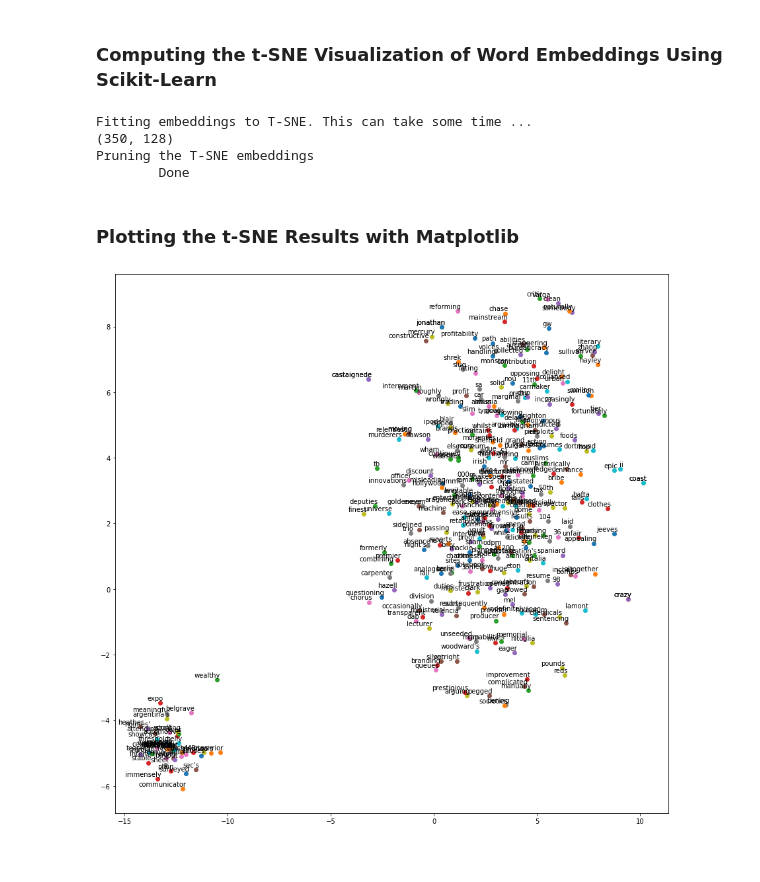
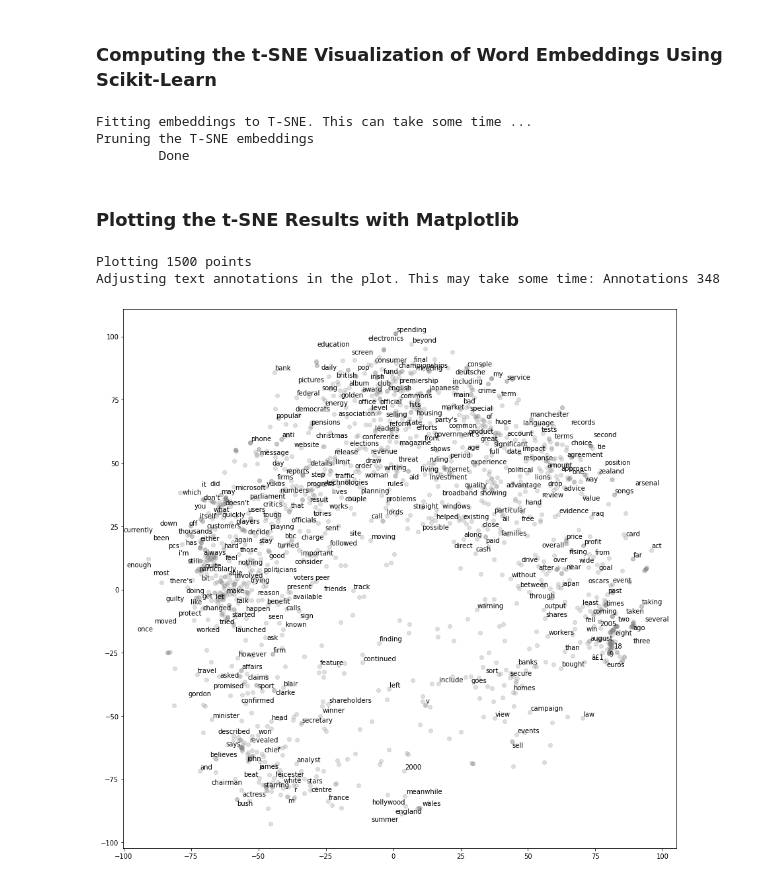
Before and after one commit to thushv89/packt_nlp_tensorflow_2, a Jupyter notebook: Ch03-Word-Vectors/ch3_word2vec.ipynb, the cells around one changed output. Saved outputs shown, nothing was run; the diff lists cells and outputs as text; code cells hidden in the pictures.

Commit message:
Ch3 - fixed bug with skipgram computations. added tsne visualizations. fixed bug with embedding saving. Fixed bug in input formatting - elmo script. Added document classification script

```diff
--- a/Ch03-Word-Vectors/ch3_word2vec.ipynb
+++ b/Ch03-Word-Vectors/ch3_word2vec.ipynb
@@ -546,7 +560,7 @@ def cbow_grams(sequence, vocabulary_size,
           num_true=window_size * 2,
           num_sampled=negative_samples,
           unique=True,
-          range_max=vocab_size,
+          range_max=vocabulary_size,
           name="negative_sampling")
 
         # Build context and label vectors (for one target word)
@@ -582,11 +596,12 @@ inputs, labels = cbow_grams(
     categorical=False, sampling_table=None, seed=None
 )
 
+print(tokenizer.texts_to_sequences(["I am going to the store"]))
 i = 0
 for inp, lbl in zip(inputs, labels):
     i += 1
     print("Input: {} ({})/ Label: {}".format(
-        inp, [[tokenizer.index_word[wi] for wi in inp[1]]] + [tokenizer.index_word[inp[0]]], lbl
+        inp, [[tokenizer.index_word[wi] for wi in inp[1] ]] + [tokenizer.index_word[inp[0]] if inp[0] > 0 else None], lbl
         )
     )
     #
@@ -793,3 +806,9 @@ pop: fiction, veteran, scrubs, wars, commonwealth
+# %%
+skipgram_context_embeddings = pd.read_pickle(
+    os.path.join('skipgram_embeddings', 'context_embedding.pkl')
+)
+
+skipgram_words, skipgram_embeddings = np.array(skipgram_context_embeddings.index), skipgram_context_embeddings.values
 # %% [markdown]
 ### Finding Only the Words Clustered Together Instead of Sparsely Distributed Words
 # %%
@@ -827,62 +837,67 @@ def find_clustered_embeddings(embeddings,distance_threshold,sample_threshold):
 # %%
 import sklearn
 
-num_points = 10000 # we will use a large sample space to build the T-SNE manifold and then prune it using cosine similarity
-
-rand_ids = np.random.randint(1, num_points, size=(350,))
 
 tsne = TSNE(
     perplexity=30, n_components=2, n_iter=5000, metric='cosine')
 
 print('Fitting embeddings to T-SNE. This can take some time ...')
 # get the T-SNE manifold
-selected_embeddings = skip_gram_model.get_layer("context_embedding").get_weights()[0][rand_ids, :]
-print(selected_embeddings.shape)
-two_d_embeddings = tsne.fit_transform(selected_embeddings)
+
+# prune the embeddings by getting ones only more than n-many sample above the similarity threshold
+# this unclutters the visualization
+plot_word_ids = find_clustered_embeddings(
+    skipgram_embeddings, top_n=25, top_words=300
+)
+
+
+skipgram_embeddings_norm = skipgram_embeddings / np.sum(skipgram_embeddings**2, keepdims=True, axis=1)
+tsne_embeddings = tsne.fit_transform(skipgram_embeddings_norm)
 
 print('Pruning the T-SNE embeddings')
-# prune the embeddings by getting ones only more than n-many sample above the similarity threshold
-# this unclutters the visualization
-#selected_ids = find_clustered_embeddings(selected_embeddings,.25,10)
-#two_d_embeddings = two_d_embeddings[selected_ids,:]
 
-#print('Out of ',num_points,' samples, ', selected_ids.shape[0],' samples were selected by pruning')
 print('\tDone')
 # %% [output]
 Fitting embeddings to T-SNE. This can take some time ...
-(350, 128)
 Pruning the T-SNE embeddings
         Done
 # %% [markdown]
 ### Plotting the t-SNE Results with Matplotlib
 # %%
+from adjustText import adjust_text
+
 def plot(embeddings, labels):
+    print("Plotting {} points".format(embeddings.shape[0]))
+    assert embeddings.shape[0] >= len(labels), 'More labels than embeddings'
 
-  n_clusters = 20 # number of clusters
-  # automatically build a discrete set of colors, each for cluster
-  #label_colors = [pylab.cm.spectral(float(i) /n_clusters) for i in range(n_clusters)]
+    pylab.figure(figsize=(15,15))  # in inches
 
-  assert embeddings.shape[0] >= len(labels), 'More labels than embeddings'
+    # plot all the embeddings and their corresponding words
+    plot_annotations = []
 
-  # Define K-Means
-  #kmeans = KMeans(n_clusters=n_clusters, init='k-means++', random_state=0).fit(embeddings)
-  #kmeans_labels = kmeans.labels_
+    for i, label in enumerate(labels):
 
-  pylab.figure(figsize=(15,15))  # in inches
+        x, y = embeddings[i,:]
+        pylab.scatter(x, y, alpha=0.25, c='gray')
 
-  # plot all the embeddings and their corresponding words
-  for i, label in enumerate(labels):
-    x, y = embeddings[i,:]
-    pylab.scatter(x, y)#, c=label_colors[klabel])
+        # We only annotate a small fraction of data, to avoid long waiting times
+        if np.random.normal()>0.75:
+            plot_annotations.append(
+                pylab.text(x, y, label, ha='center', va='center', fontsize=10)
+            )
 
-    pylab.annotate(label, xy=(x, y), xytext=(5, 2), textcoords='offset points',
-                   ha='right', va='bottom',fontsize=10)
+    print(
+        "Adjusting text annotations in the plot. This may take some time: Annotations {}".format(len(plot_annotations))
+    )
+    adjust_text(plot_annotations)
 
-  # use for saving the figure if needed
-  #pylab.savefig('word_embeddings.png')
-  pylab.show()
+    # use for saving the figure if needed
+    #pylab.savefig('word_embeddings.png')
+    pylab.show()
 
-words = [tokenizer.index_word[i] for i in rand_ids]
-plot(two_d_embeddings, words)
+
+plot(tsne_embeddings[1:1501], skipgram_words[1:1501])
 # %% [output]
+Plotting 1500 points
+Adjusting text annotations in the plot. This may take some time: Annotations 348
-[figure, old version]
+[figure, new version]
```
Also changed, not shown: parts of 21 cells of this notebook, 3 other files.
